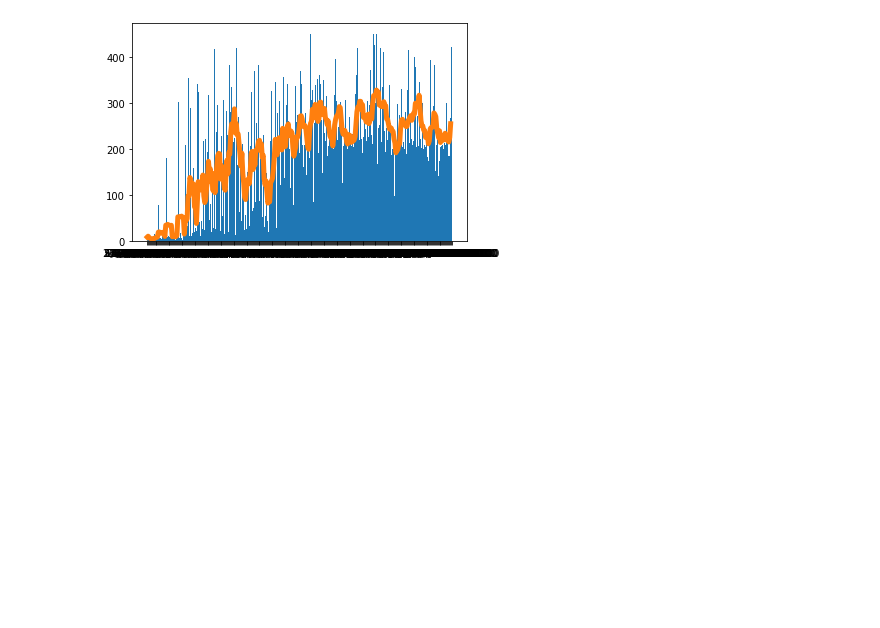
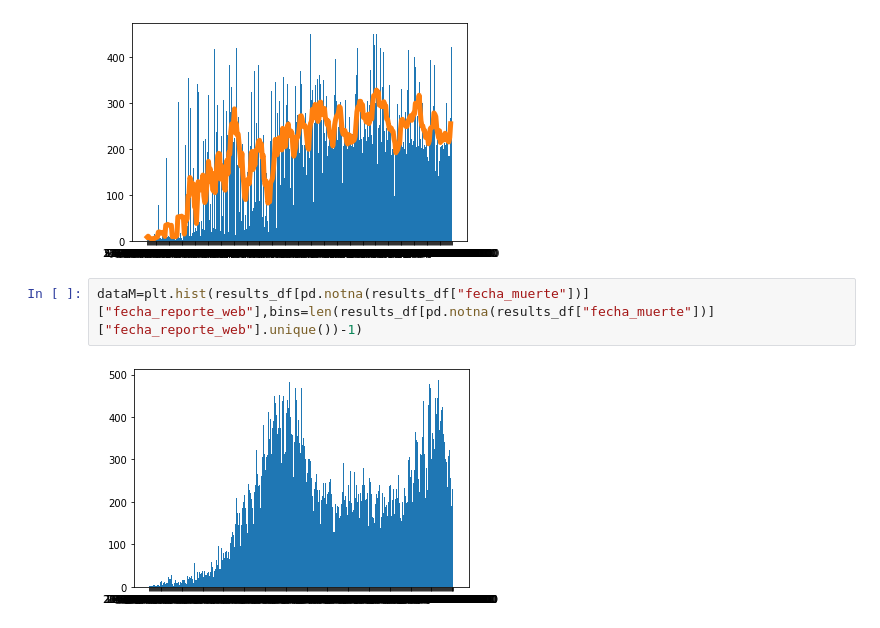
Before and after one commit to tesis-SP-SQ/Tesis, a Jupyter notebook: pre_procesamiento.ipynb, the cells around one changed output. Drawn from its saved outputs; the diff is of its cells as text; blank space fills up the shorter version.

```diff
--- a/pre_procesamiento.ipynb
+++ b/pre_procesamiento.ipynb
@@ -251,3 +201,7 @@ plt.plot(dataFrameAuxM_DF["muertos dias media 7 dias"], linewidth=5)
 # %% [output]
 [<matplotlib.lines.Line2D at 0x...>]
 [figure]
+# %%
+dataM=plt.hist(results_df[pd.notna(results_df["fecha_muerte"])]["fecha_reporte_web"],bins=len(results_df[pd.notna(results_df["fecha_muerte"])]["fecha_reporte_web"].unique())-1)
+# %% [output]
+[figure, added]
```
Also changed, not shown: parts of 18 cells of this notebook.
